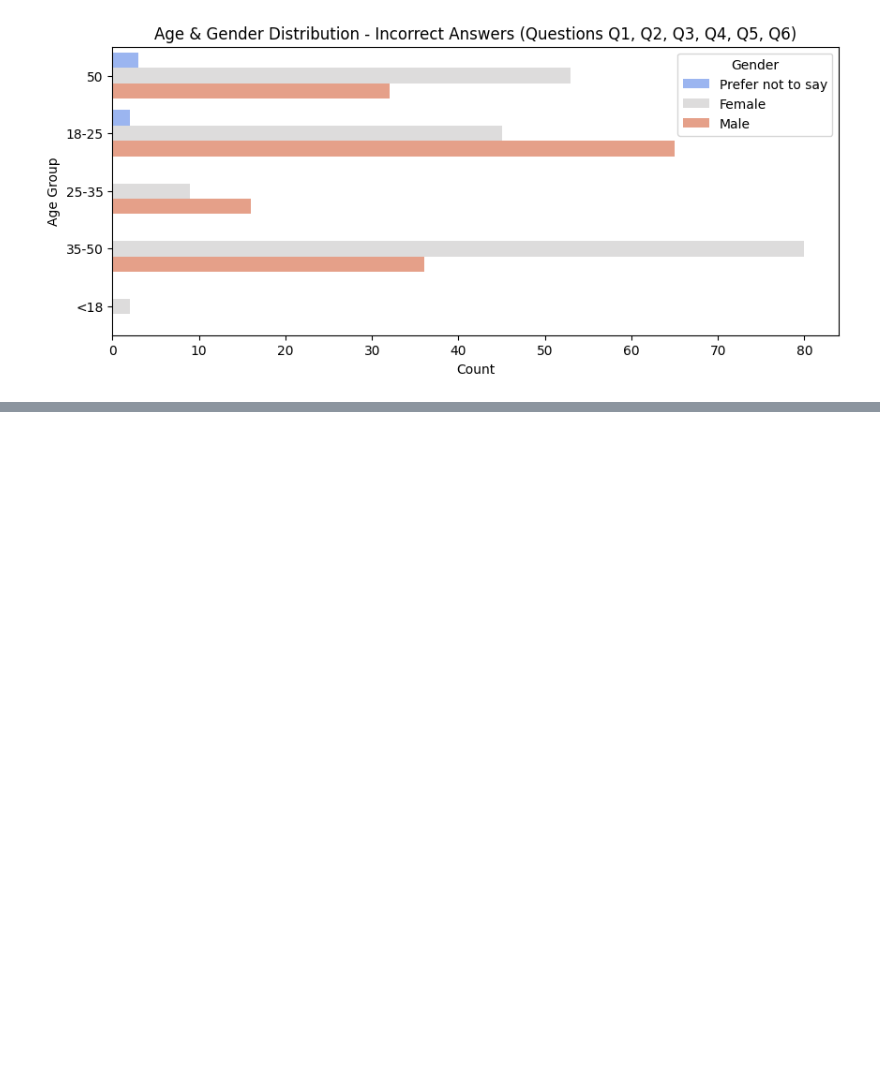
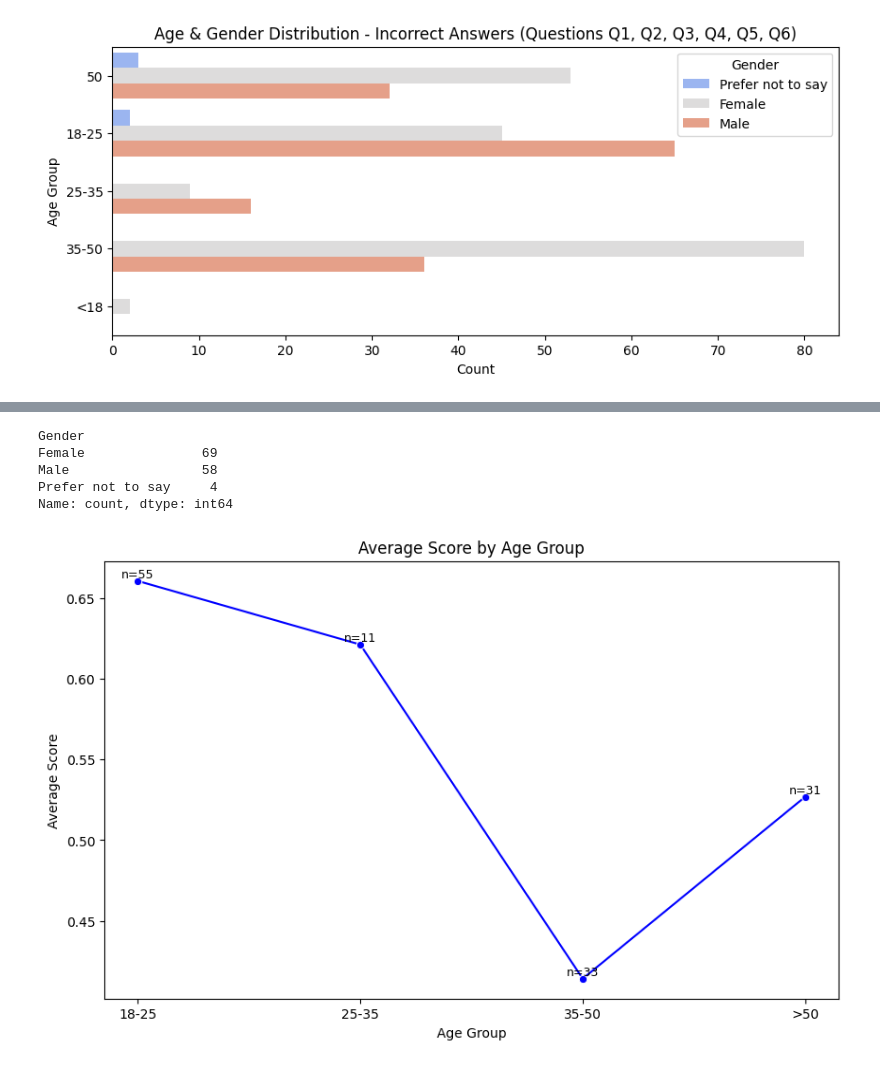
Before and after one commit to jayantiii/AI-vs-Human-Influencers-Survey-analysis, a Jupyter notebook: analyse.ipynb, the cells around one changed output, grey strips where cells are left out. Drawn from its saved outputs; the diff is of its cells as text; code cells hidden in the pictures; blank space fills up the shorter version.

```diff
--- a/analyse.ipynb
+++ b/analyse.ipynb
@@ -2,7 +2,7 @@
 import pandas as pd
 import matplotlib.pyplot as plt
 # %%
-df = pd.read_csv("Digital Personas Survey: AI Influencers vs. Human Content Creators.csv")
+df = pd.read_csv("Digital Personas Survey_ AI Influencers vs. Human Content Creators.csv")
 
 df.info()
 df.head()
@@ -214,0 +387,72 @@ Average percentage of people who got questions Q1, Q2, Q3, Q4, Q5, Q6 correct: 5
+# %%
+df["Gender"].value_counts()
+# %% [output]
+Gender
+Female               69
+Male                 58
+Prefer not to say     4
+Name: count, dtype: int64
+# %%
+
+import pandas as pd
+import matplotlib.pyplot as plt
+import seaborn as sns
+
+def plot_avg_score_by_age_gender_with_counts(df, question_col_prefixes, age_col="Age"):
+    """
+    Plots the average score for each age group as a line plot and annotates each point with the sample count.
+    """
+    # 1. Clean and order the Age data
+    df[age_col] = df[age_col].replace({"50": ">50"})
+    age_order = ["18-25", "25-35", "35-50", ">50"]
+    df[age_col] = pd.Categorical(df[age_col], categories=age_order, ordered=True)
+
+    # 2. Identify score columns and compute numeric scores
+    score_cols = []
+    for prefix in question_col_prefixes:
+        question_index = df.columns.get_loc(prefix)
+        score_col = df.columns[question_index + 1]
+        score_cols.append(score_col)
+
+    for col in score_cols:
+        df[col + "_num"] = df[col].apply(
+            lambda x: float(x.split(" / ")[0]) if isinstance(x, str) and " / " in x else None
+        )
+    numeric_score_cols = [col + "_num" for col in score_cols]
+
+    # 3. Compute each respondent's average score
+    df["avg_score"] = df[numeric_score_cols].mean(axis=1)
+
+    # 4. Group by Age to compute mean average score and sample count
+    grouped = df.groupby(age_col).agg(avg_score=("avg_score", "mean"), count=("avg_score", "count")).reset_index()
+    grouped = grouped.sort_values(by=age_col)
+    # 5. Create the Line Plot
+    plt.figure(figsize=(10, 6))
+    ax = sns.lineplot(
+        x=age_col,
+        y="avg_score",
+        data=grouped,
+        marker="o",
+        color='b'
+    )
+
+    plt.title("Average Score by Age Group")
+    plt.xlabel("Age Group")
+    plt.ylabel("Average Score")
+
+    # 6. Annotate Each Point with the Sample Count
+    for i, row in grouped.iterrows():
+
+        x = i
+        y = row["avg_score"]
+        count = row["count"]
+        plt.text(x, y, f"n={count}", ha="center", va="bottom", fontsize=9)
+
+    plt.show()
+    return grouped
+
+
+# Example usage:
+grouped_scores = plot_avg_score_by_age_gender_with_counts(df, ["Q1", "Q2", "Q3", "Q4", "Q5", "Q6"])
+# %% [output]
+[figure, added]
```
Also changed, not shown: parts of 15 cells of this notebook, 1 other file.
